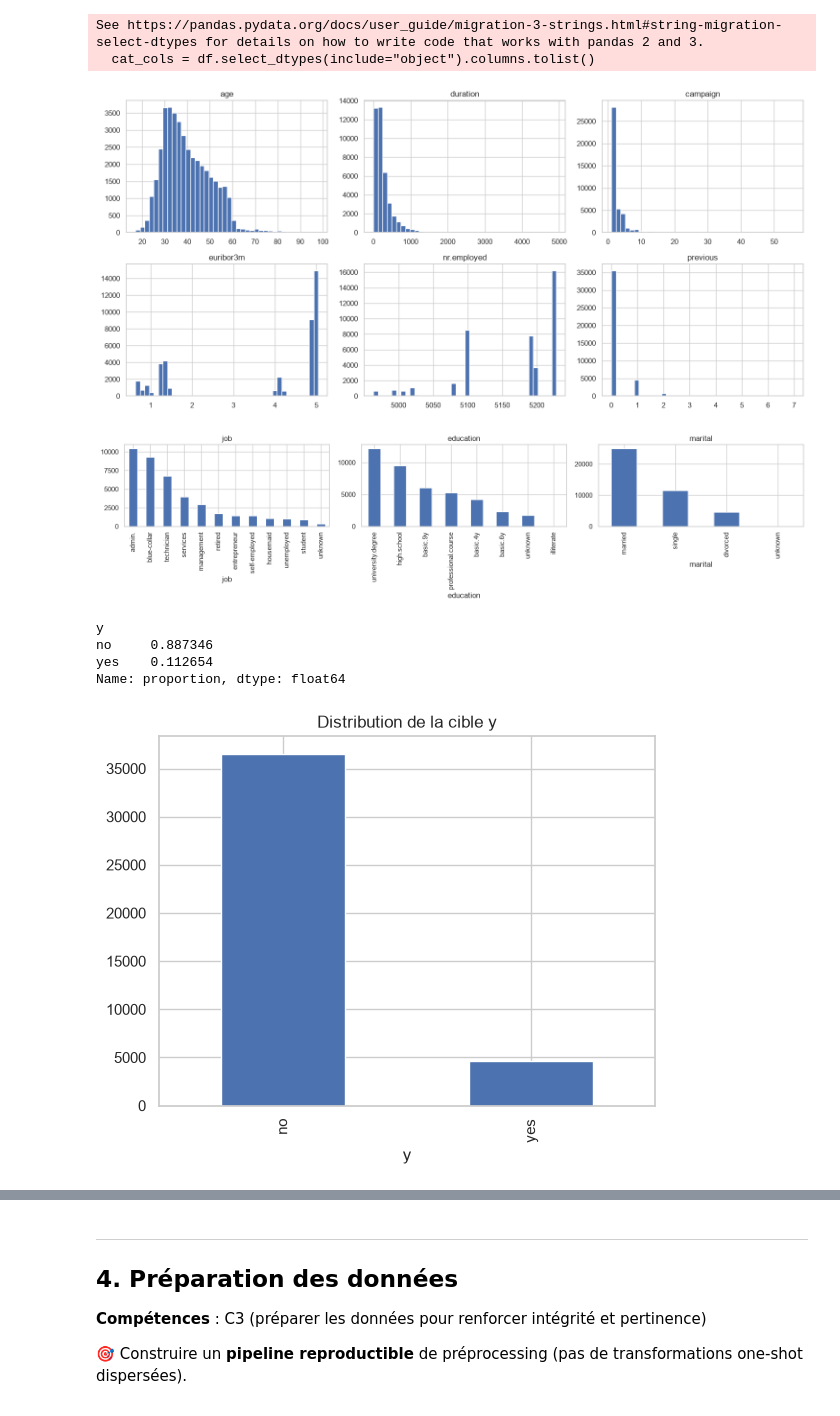
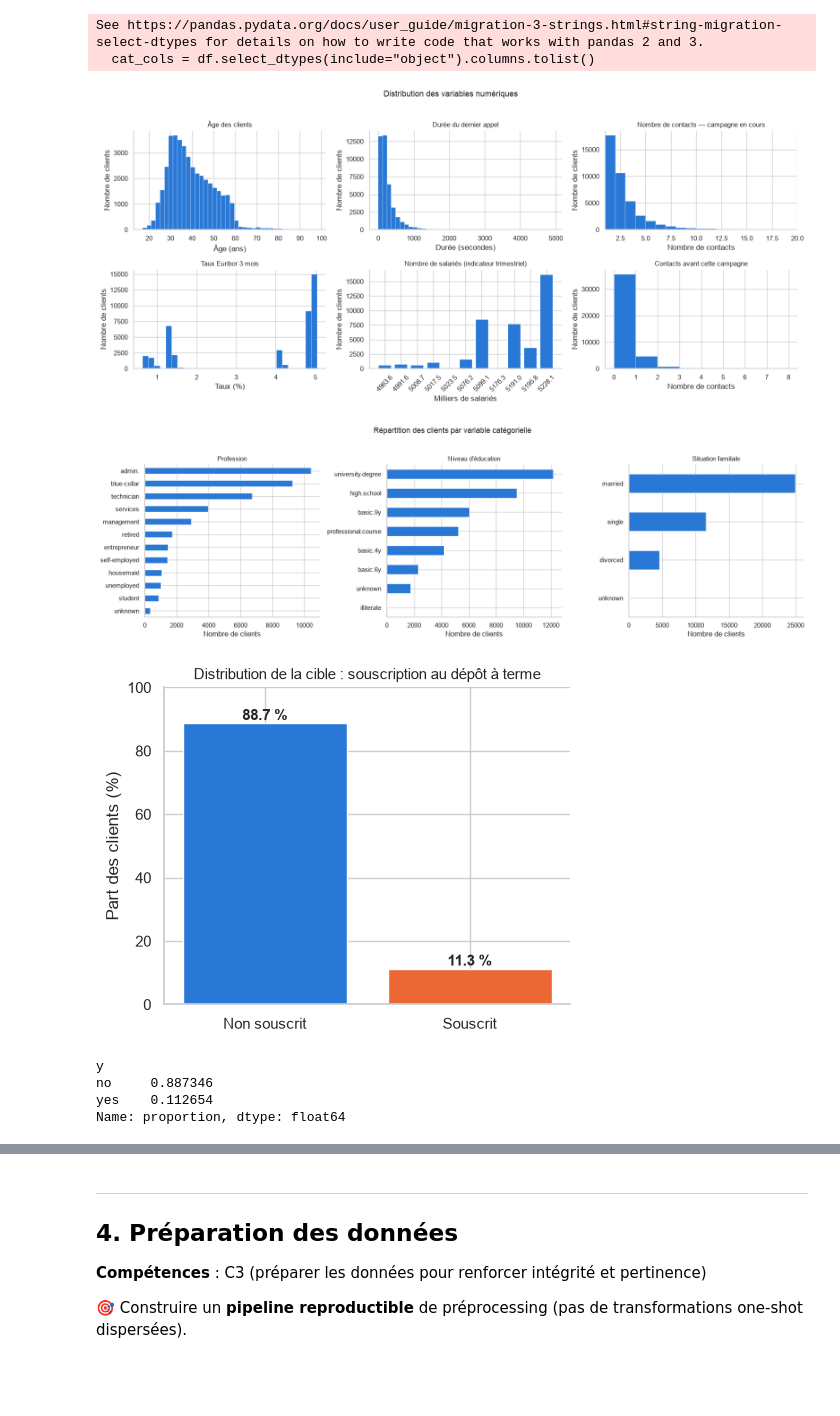
Before and after one commit to nawellepolin/cas-usage-certif-bank-marketing-nawelle, a Jupyter notebook: notebooks/M9_nawelle_bank_marketing.ipynb, the cells around one changed output, grey strips where cells are left out. Drawn from its saved outputs; the diff is of its cells as text; code cells hidden in the pictures; blank space fills up the shorter version.

```diff
--- a/notebooks/M9_nawelle_bank_marketing.ipynb
+++ b/notebooks/M9_nawelle_bank_marketing.ipynb
@@ -378,33 +385,80 @@ duration == 0 : 4 lignes, toutes y == 'no' : True
 See https://pandas.pydata.org/docs/user_guide/migration-3-strings.html#string-migration-select-dtypes for details on how to write code that works with pandas 2 and 3.
   cat_cols = df.select_dtypes(include="object").columns.tolist()
 # %%
-num_cols = ["age", "duration", "campaign", "pdays", "previous",
-            "emp.var.rate", "cons.price.idx", "cons.conf.idx", "euribor3m", "nr.employed"]
+BLUE = "#2a78d6"
 
-fig, axes = plt.subplots(2, 3, figsize=(15, 7))
-for ax, col in zip(axes.flat, ["age", "duration", "campaign", "euribor3m", "nr.employed", "previous"]):
-    df[col].hist(bins=40, ax=ax)
-    ax.set_title(col)
+fig, axes = plt.subplots(2, 3, figsize=(16, 7))
+
+df["age"].hist(bins=40, ax=axes[0, 0], color=BLUE, edgecolor="white", linewidth=0.3)
+axes[0, 0].set_title("Âge des clients", fontsize=11)
+axes[0, 0].set_xlabel("Âge (ans)")
+
+df["duration"].hist(bins=40, ax=axes[0, 1], color=BLUE, edgecolor="white", linewidth=0.3)
+axes[0, 1].set_title("Durée du dernier appel", fontsize=11)
+axes[0, 1].set_xlabel("Durée (secondes)")
+
+axes[0, 2].hist(df["campaign"], bins=range(1, df["campaign"].max() + 2), color=BLUE, edgecolor="white", linewidth=0.3)
+axes[0, 2].set_title("Nombre de contacts — campagne en cours", fontsize=11)
+axes[0, 2].set_xlabel("Nombre de contacts")
+axes[0, 2].set_xlim(1, 20)
+
+df["euribor3m"].hist(bins=30, ax=axes[1, 0], color=BLUE, edgecolor="white", linewidth=0.3)
+axes[1, 0].set_title("Taux Euribor 3 mois", fontsize=11)
+axes[1, 0].set_xlabel("Taux (%)")
+
+vc = df["nr.employed"].value_counts().sort_index()
+axes[1, 1].bar(vc.index.astype(str), vc.values, color=BLUE)
+axes[1, 1].set_title("Nombre de salariés (indicateur trimestriel)", fontsize=11)
+axes[1, 1].set_xlabel("Milliers de salariés")
+axes[1, 1].tick_params(axis="x", rotation=45)
+
+axes[1, 2].hist(df["previous"], bins=range(0, df["previous"].max() + 2), color=BLUE, edgecolor="white", linewidth=0.3)
+axes[1, 2].set_title("Contacts avant cette campagne", fontsize=11)
+axes[1, 2].set_xlabel("Nombre de contacts")
+
+for ax in axes.flat:
+    ax.set_ylabel("Nombre de clients")
+    ax.spines[["top", "right"]].set_visible(False)
+fig.suptitle("Distribution des variables numériques", fontsize=13, y=1.02)
 plt.tight_layout()
 plt.show()
 
-fig, axes = plt.subplots(1, 3, figsize=(16, 4))
-for ax, col in zip(axes, ["job", "education", "marital"]):
-    df[col].value_counts().plot(kind="bar", ax=ax)
-    ax.set_title(col)
+cat_specs = [("job", "Profession"), ("education", "Niveau d'éducation"), ("marital", "Situation familiale")]
+fig, axes = plt.subplots(1, 3, figsize=(17, 5))
+for ax, (col, title) in zip(axes, cat_specs):
+    counts = df[col].value_counts().sort_values()
+    counts.plot(kind="barh", ax=ax, color=BLUE)
+    ax.set_title(title, fontsize=11)
+    ax.set_xlabel("Nombre de clients")
+    ax.set_ylabel("")
+    ax.spines[["top", "right"]].set_visible(False)
+fig.suptitle("Répartition des clients par variable catégorielle", fontsize=13, y=1.03)
 plt.tight_layout()
 plt.show()
 # %% [output]
-[figure, old version]
+[figure, new version]
-[figure, old version]
+[figure, new version]
 # %%
-print(df["y"].value_counts(normalize=True))
-df["y"].value_counts().plot(kind="bar", title="Distribution de la cible y")
+BLUE, ORANGE = "#2a78d6", "#eb6834"
+
+vc = df["y"].value_counts(normalize=True).reindex(["no", "yes"])
+fig, ax = plt.subplots(figsize=(5, 4))
+bars = ax.bar(["Non souscrit", "Souscrit"], vc.values * 100, color=[BLUE, ORANGE])
+for bar, pct in zip(bars, vc.values * 100):
+    ax.text(bar.get_x() + bar.get_width() / 2, bar.get_height() + 1,
+            f"{pct:.1f} %", ha="center", fontsize=11, fontweight="bold")
+ax.set_ylabel("Part des clients (%)")
+ax.set_title("Distribution de la cible : souscription au dépôt à terme", fontsize=11)
+ax.set_ylim(0, 100)
+ax.spines[["top", "right"]].set_visible(False)
+plt.tight_layout()
 plt.show()
+
+print(vc)
 # %% [output]
+[figure, new version]
 y
 no     0.887346
 yes    0.112654
 Name: proportion, dtype: float64
-[figure, old version]
 # %%
```
Also changed, not shown: parts of 12 cells of this notebook, 2 other files.
